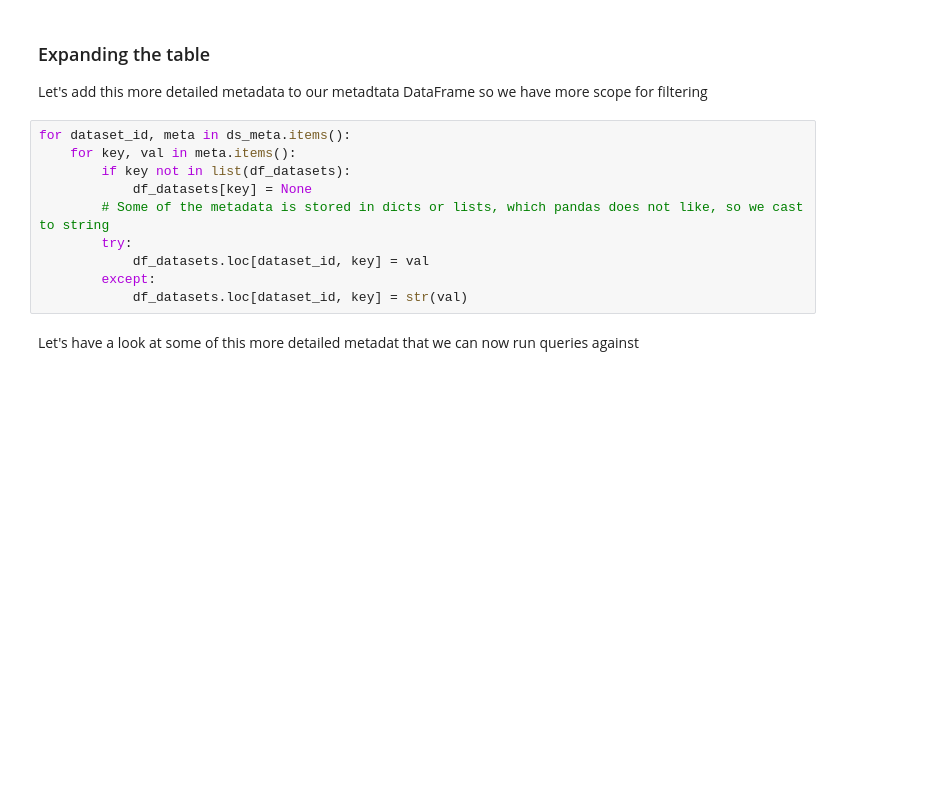
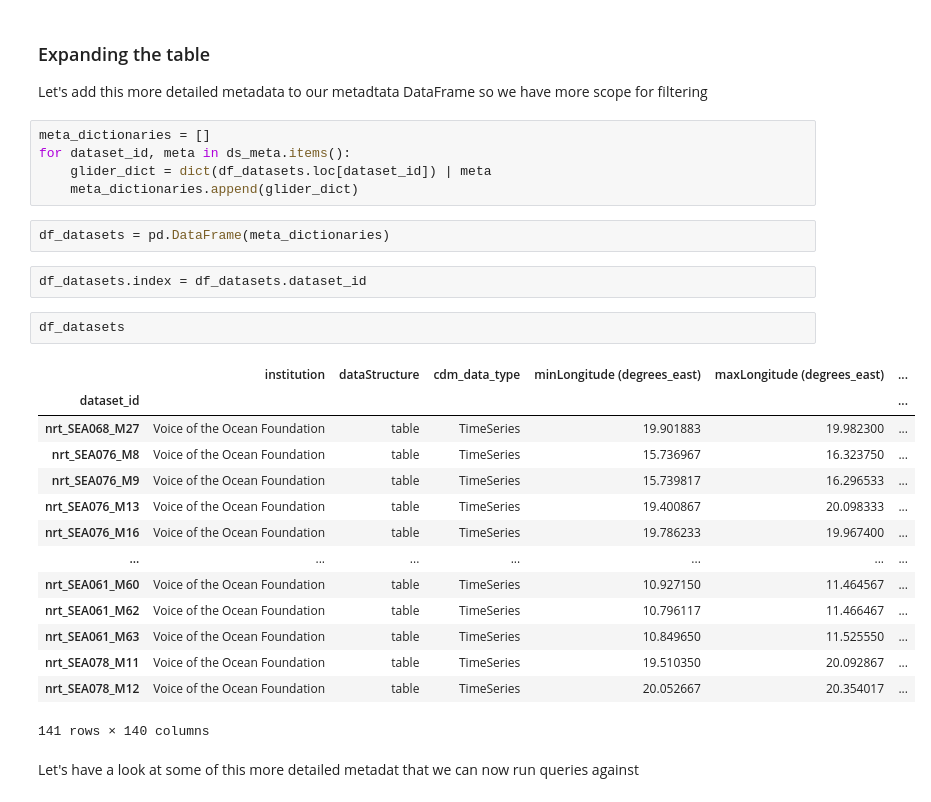
Before and after one commit to voto-ocean-knowledge/erddap_demo, a Jupyter notebook: 01_mission_filter.ipynb, the cells around one changed output. Saved outputs shown, nothing was run; the diff lists cells and outputs as text; blank space fills up the shorter version.

Commit message:
more effiicient df_meta extension

```diff
--- a/01_mission_filter.ipynb
+++ b/01_mission_filter.ipynb
@@ -157,16 +164,32 @@ ds_meta[dataset_id]
 ### Expanding the table
 
 Let's add this more detailed metadata to our metadtata DataFrame so we have more scope for filtering
-# %%
-for dataset_id, meta in ds_meta.items():
-    for key, val in meta.items():
-        if key not in list(df_datasets):
-            df_datasets[key] = None
-        # Some of the metadata is stored in dicts or lists, which pandas does not like, so we cast to string
-        try:
-            df_datasets.loc[dataset_id, key] = val
-        except:
-            df_datasets.loc[dataset_id, key] = str(val)
+# %%
+meta_dictionaries = []
+for dataset_id, meta in ds_meta.items():
+    glider_dict = dict(df_datasets.loc[dataset_id]) | meta
+    meta_dictionaries.append(glider_dict)
+# %%
+df_datasets = pd.DataFrame(meta_dictionaries)
+# %%
+df_datasets.index = df_datasets.dataset_id
+# %%
+df_datasets
+# %% [output]
+|  | institution | dataStructure | cdm_data_type | minLongitude (degrees_east) | maxLongitude (degrees_east) | ... |
+| dataset_id |  |  |  |  |  | ... |
+| nrt_SEA068_M27 | Voice of the Ocean Foundation | table | TimeSeries | 19.901883 | 19.982300 | ... |
+| nrt_SEA076_M8 | Voice of the Ocean Foundation | table | TimeSeries | 15.736967 | 16.323750 | ... |
+| nrt_SEA076_M9 | Voice of the Ocean Foundation | table | TimeSeries | 15.739817 | 16.296533 | ... |
+| nrt_SEA076_M13 | Voice of the Ocean Foundation | table | TimeSeries | 19.400867 | 20.098333 | ... |
+| nrt_SEA076_M16 | Voice of the Ocean Foundation | table | TimeSeries | 19.786233 | 19.967400 | ... |
+| ... | ... | ... | ... | ... | ... | ... |
+| nrt_SEA061_M60 | Voice of the Ocean Foundation | table | TimeSeries | 10.927150 | 11.464567 | ... |
+| nrt_SEA061_M62 | Voice of the Ocean Foundation | table | TimeSeries | 10.796117 | 11.466467 | ... |
+| nrt_SEA061_M63 | Voice of the Ocean Foundation | table | TimeSeries | 10.849650 | 11.525550 | ... |
+| nrt_SEA078_M11 | Voice of the Ocean Foundation | table | TimeSeries | 19.510350 | 20.092867 | ... |
+| nrt_SEA078_M12 | Voice of the Ocean Foundation | table | TimeSeries | 20.052667 | 20.354017 | ... |
+141 rows × 140 columns
 # %% [markdown]
 Let's have a look at some of this more detailed metadat that we can now run queries against
 # %% [markdown]
```
Also changed, not shown: parts of 8 cells of this notebook.
